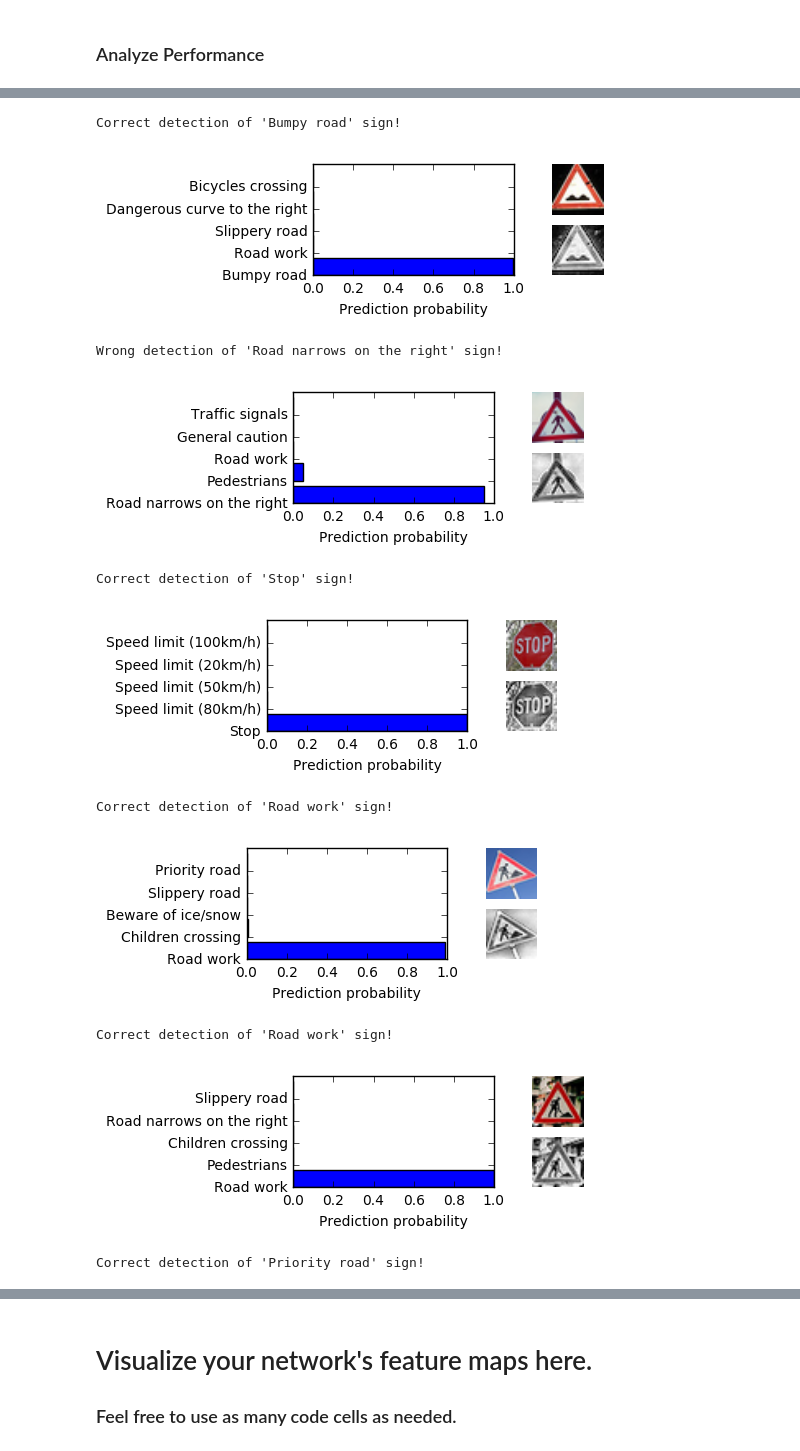
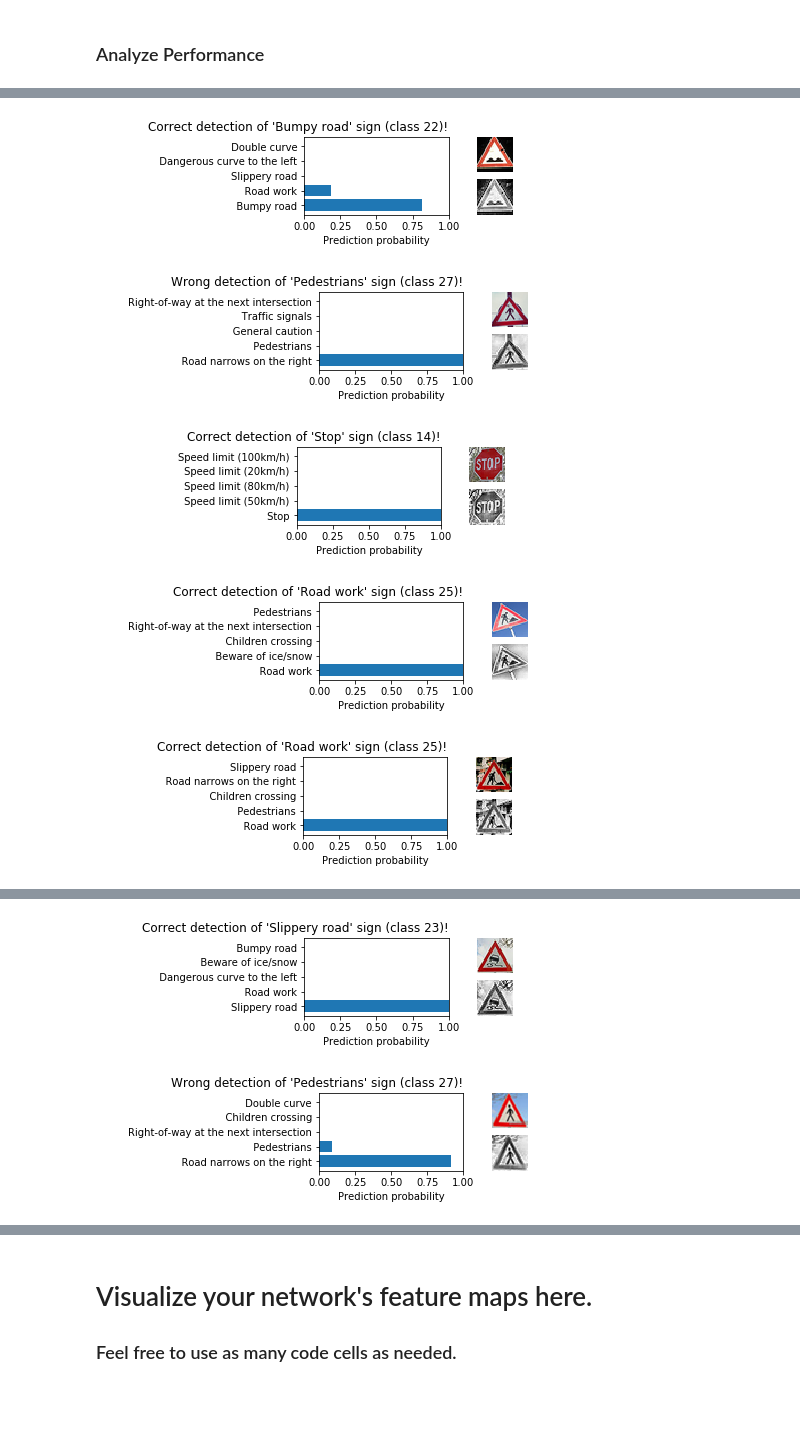
Before and after one commit to da-phil/SDC-Traffic-Sign-Classifier-Project, a Jupyter notebook: Traffic_Sign_Classifier.ipynb, the cells around one changed output, grey strips where cells are left out. Cells and saved outputs as stored; diff of their text form; code cells hidden in the pictures; blank space fills up the shorter version.

```diff
--- a/Traffic_Sign_Classifier.ipynb
+++ b/Traffic_Sign_Classifier.ipynb
@@ -615,7 +615,7 @@ save_filename += "-" + colorspace
 one_hot_y = tf.one_hot(y, n_classes)
 cross_entropy = tf.nn.softmax_cross_entropy_with_logits(labels=one_hot_y, logits=logits)
 loss_operation = tf.reduce_mean(cross_entropy)
-optimizer = tf.train.AdamOptimizer(beta1=0.9, beta2=0.999) # ,learning_rate=learning_rate)
+optimizer = tf.train.AdamOptimizer() # ,learning_rate=learning_rate)
 training_operation = optimizer.minimize(loss_operation)
 
 # Calculate and report the accuracy on the training and validation set
@@ -772,16 +775,21 @@ KeyboardInterrupt:
 accuracies = []
 with tf.Session() as sess:
     saver.restore(sess, tf.train.latest_checkpoint('.'))
+    train_accuracy = evaluate(X_train_norm, y_train)
+    valid_accuracy = evaluate(X_valid_norm, y_valid)
     test_accuracy = evaluate(X_test_norm, y_test)
-    print("Test Accuracy = %.3f" % test_accuracy)
+    print("Training Accuracy   = %.3f" % train_accuracy)
+    print("Validation Accuracy = %.3f" % valid_accuracy)
+    print("Test Accuracy       = %.3f" % test_accuracy)
     for i, sign in enumerate(class_indexes_test):
         accuracies.append(evaluate(X_test_norm[sign[0]], y_test[sign[0]]))
 
-fig = plt.figure(figsize=(15,5))
-plt.bar(range(n_classes), accuracies)
-plt.xticks(range(0,n_classes), range(n_classes+1))
+fig = plt.figure(figsize=(11,3))
+ax = plt.bar(range(n_classes), accuracies, align="center", width=0.8)
+plt.xticks(range(n_classes), range(n_classes))
 plt.xlabel("Traffic sign classes")
 plt.ylabel("Accuracy on test dataset")
-plt.tight_layout(pad=0.01)
+plt.axis("tight")
+#fig.savefig("./examples/pred_tf_test1.png", bbox_inches="tight")
 plt.show(True)
 # %% [output]
@@ -850,12 +871,8 @@ with tf.Session() as sess:
     for i in range(len(test_images_norm)):
         feed = {x: np.expand_dims(test_images_norm[i], axis=0), keep_prob: 1}
         values, indicies = sess.run(top, feed_dict=feed)
-        print("%s detection of '%s' sign!" % ("Correct" if indicies.flatten()[0] == test_labels[i] else "Wrong",
-                                             labels[indicies.flatten()[0]]))
         fig1 = plt.figure(figsize=(4,3))
         gs = gridspec.GridSpec(4,3)
-
-        gs.update(left=0.05, right=0.48, wspace=0.05)
         ax = plt.subplot2grid((4,3), (0,2))
         ax.imshow(test_images[i].squeeze())
         ax.set_axis_off()
@@ -863,14 +880,14 @@ with tf.Session() as sess:
         ax.imshow(test_images_norm[i].squeeze(), cmap="gray")
         ax.set_axis_off()
         plt.subplot2grid((4,3), (0,0), colspan=2, rowspan=2)
-        plt.title("%s detection of '%s' sign!" %
-                  ("Correct" if indicies.flatten()[0] == test_labels[i] else "Wrong", labels[indicies.flatten()[0]]), loc="right")
+        plt.title("%s detection of '%s' sign (class %d)!" %
+                  ("Correct" if indicies.flatten()[0] == test_labels[i] else "Wrong",
+                   labels[test_labels[i]], test_labels[i]), loc="right")
 
         plt.barh(range(5), values.flatten(), align="center")
-        plt.yticks(range(5), ["%40s" % labels[i] for i in indicies.flatten()])
+        plt.yticks(range(5), ['{:>45}'.format(labels[i]) for i in indicies.flatten()])
         plt.xlabel("Prediction probability")
-        fig1.savefig("./examples/pred_tf%d.png" % i, bbox_inches="tight")
-
-        #plt.tight_layout()
+        plt.xlim(0, 1)
+        #fig1.savefig("./examples/pred_tf%d.png" % i, bbox_inches="tight")
         plt.show(True)
 # %% [output]
@@ -895,34 +910,31 @@ with tf.Session() as sess:
 # %%
 nr_top = 5
 top = tf.nn.top_k(LeNet3.predict(test_images_norm), k=nr_top)
 with tf.Session() as sess:
     tops = sess.run(top)
     for i in range(len(test_images_norm)):
         values, indicies = tops[0][i], tops[1][i]
-        print("%s detection of '%s' sign!" % ("Correct" if indicies.flatten()[0] == test_labels[i] else "Wrong",
-                                             labels[indicies.flatten()[0]]))
         fig1 = plt.figure(figsize=(4,3))
         gs = gridspec.GridSpec(4,3)
         ax = plt.subplot2grid((4,3), (0,2))
         ax.imshow(test_images[i].squeeze())
         ax.set_axis_off()
         ax = plt.subplot2grid((4,3), (1,2))
         ax.imshow(test_images_norm[i].squeeze(), cmap="gray")
         ax.set_axis_off()
         plt.subplot2grid((4,3), (0,0), colspan=2, rowspan=2)
+        plt.title("%s detection of '%s' sign (class %d)!" %
+                  ("Correct" if indicies.flatten()[0] == test_labels[i] else "Wrong",
+                   labels[test_labels[i]], test_labels[i]), loc="right")
+
         plt.barh(range(5), values.flatten(), align="center")
-        plt.yticks(range(5), ["%40s" % labels[i] for i in indicies.flatten()])
+        plt.yticks(range(5), ['{:>45}'.format(labels[i]) for i in indicies.flatten()])
         plt.xlabel("Prediction probability")
+        plt.xlim(0, 1)
         plt.show(True)
 # %% [output]
-Correct detection of 'Bumpy road' sign!
-[figure, old version]
+[figure, new version]
-Wrong detection of 'Road narrows on the right' sign!
-[figure, old version]
+[figure, new version]
-Correct detection of 'Stop' sign!
-[figure, old version]
+[figure, new version]
-Correct detection of 'Road work' sign!
-[figure, old version]
+[figure, new version]
-Correct detection of 'Road work' sign!
-[figure, old version]
+[figure, new version]
-Correct detection of 'Priority road' sign!
@@ -930,0 +942,2 @@ Correct detection of 'Priority road' sign!
+[figure, added]
+[figure, added]
```
Also changed, not shown: parts of 14 cells of this notebook, 19 other files.
